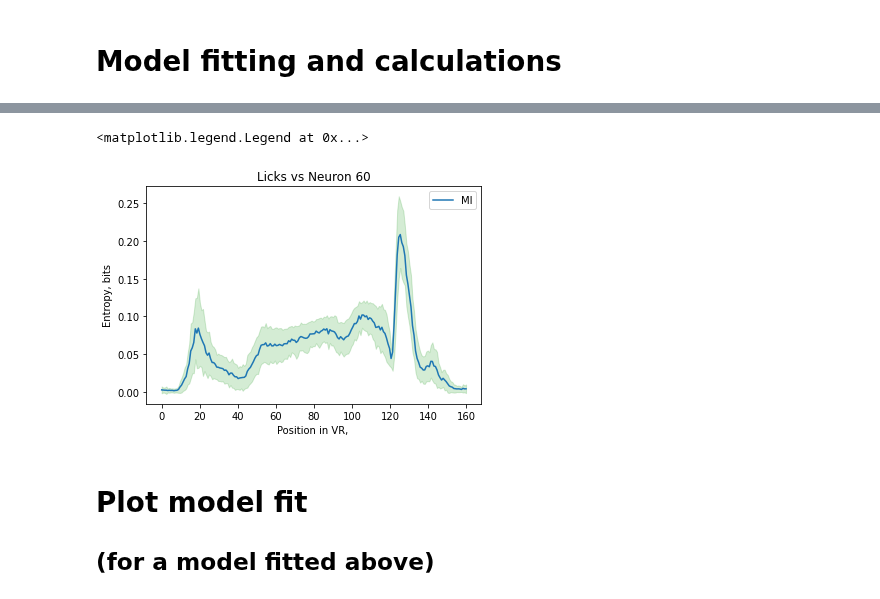
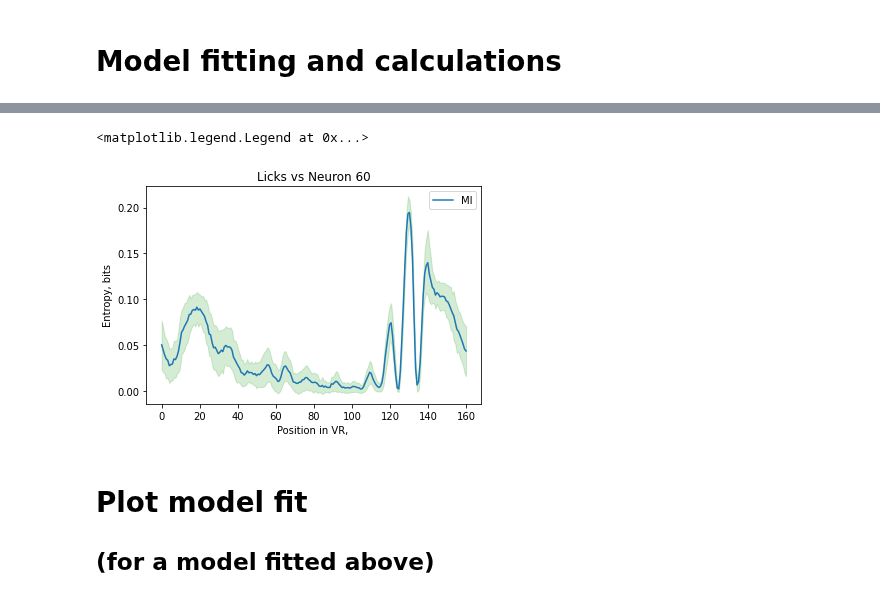
Before and after one commit to NinelK/CopulaGP, a Jupyter notebook: notebooks/paper_figs/Fig5_calculation.ipynb, the cells around one changed output, grey strips where cells are left out. Drawn from its saved outputs; the diff is of its cells as text; code cells hidden in the pictures.

```diff
--- a/notebooks/paper_figs/Fig5_calculation.ipynb
+++ b/notebooks/paper_figs/Fig5_calculation.ipynb
@@ -8,7 +8,7 @@ import numpy as np
 import torch
 import copulagp.select_copula as select_copula
 
-device = "cuda:0"
+device = "cuda:1"
 # %% [markdown]
 # Model selection
 # %%
@@ -27,7 +27,7 @@ neuronal.name_string
 # %% [markdown]
 # Model fitting and calculations
 # %%
-n1,n2 = -2,60 # Index -2 = Licks, 60 = Neuron 60
+n1,n2 = 3,63 # Index -2 = Licks, 60 = Neuron 60
 
 with open(f"../../plos_fig5_data/ex_{n1}_{n2}_serialized.pkl","rb") as f:
     data = pkl.load(f)
@@ -65,5 +65,5 @@ Wall time: 2min 59s
 <matplotlib.legend.Legend at 0x...>
-[figure, old version]
+[figure, new version]
 # %% [markdown]
 # Plot model fit
 ## (for a model fitted above)
```
Also changed, not shown: parts of 1 cell of this notebook, 17 other files.
